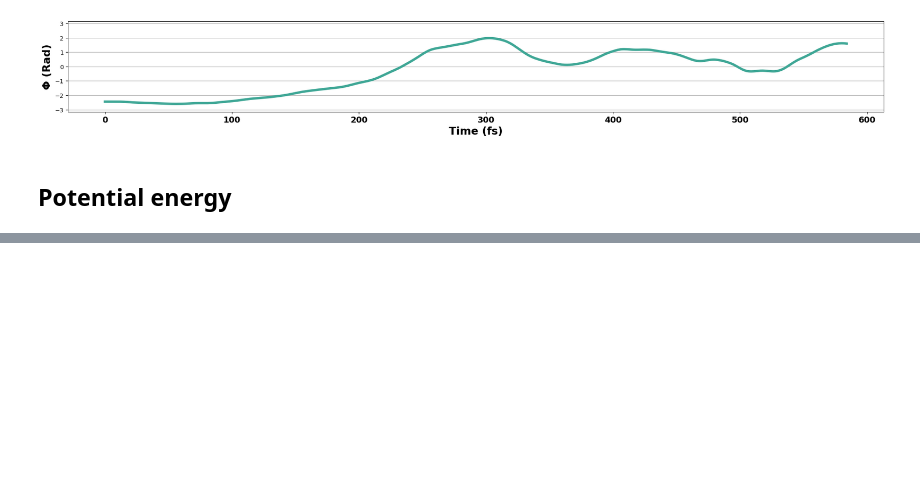
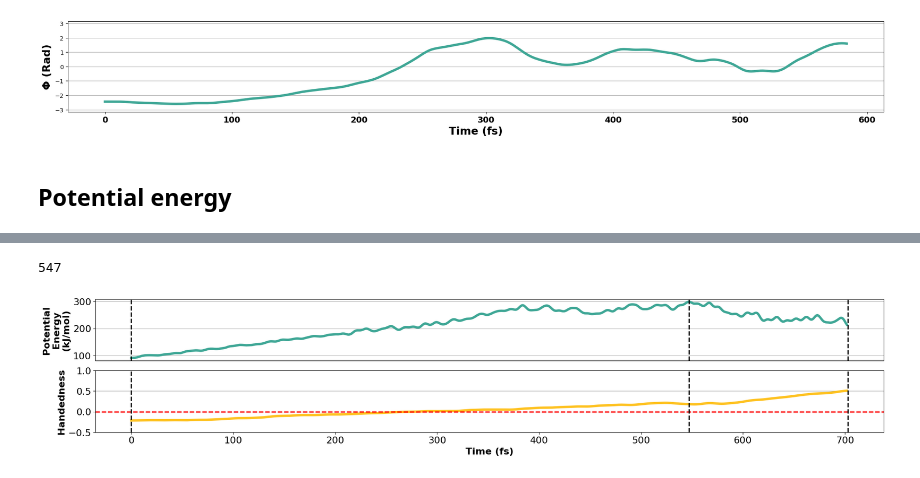
Before and after one commit to kiyoung98/tps_project, a Jupyter notebook: notebooks/figure.ipynb, the cells around one changed output, grey strips where cells are left out. Drawn from its saved outputs; the diff is of its cells as text; code cells hidden in the pictures; blank space fills up the shorter version.

```diff
--- a/notebooks/figure.ipynb
+++ b/notebooks/figure.ipynb
@@ -330,0 +457,34 @@ fig_pot = plot_potential(
+# %%
+# Molecule configs
+molecule = "poly"
+start_state="pp2"
+end_state="pp1"
+best='epd'
+
+# Path configs
+project = "poly_plot_1"
+date = "date"
+seed = "0"
+md_file = f"../data/{molecule}/{start_state}.pdb"
+
+path_to_save = f"./"
+
+# Image config
+IMAGE_SIZE = "400px"
+
+colors = ["#A10035", "#3FA796", "#FEC220", "#2A0944"]
+
+# NOTE:Select path num to plot!!
+path_num = 12
+
+# Load potential energy value from npy file
+potential_file_name = f"../results/{project}/{date}/eval/{best}/{seed}/potential/{path_num}.npy"
+
+potential_data = np.load(potential_file_name)
+potential_data.shape
+
+hand_data = np.load(f"../results/{project}/{date}/eval/{best}/{seed}/path/{path_num}.npy")
+# %%
+print(np.argmax(potential_data[:703]))
+# %% [output]
+547
@@ -330,0 +536,10 @@ fig_pot = plot_potential(
+# %%
+fig_combined = plot(
+    image_name="potential_and_hand",
+    path_to_save=path_to_save,
+    potential_data=potential_data[:703],
+    hand_data=hand_data[:703],
+    colors=colors
+)
+# %% [output]
+[figure, added]
```
Also changed, not shown: parts of 14 cells of this notebook, 12 other files.
